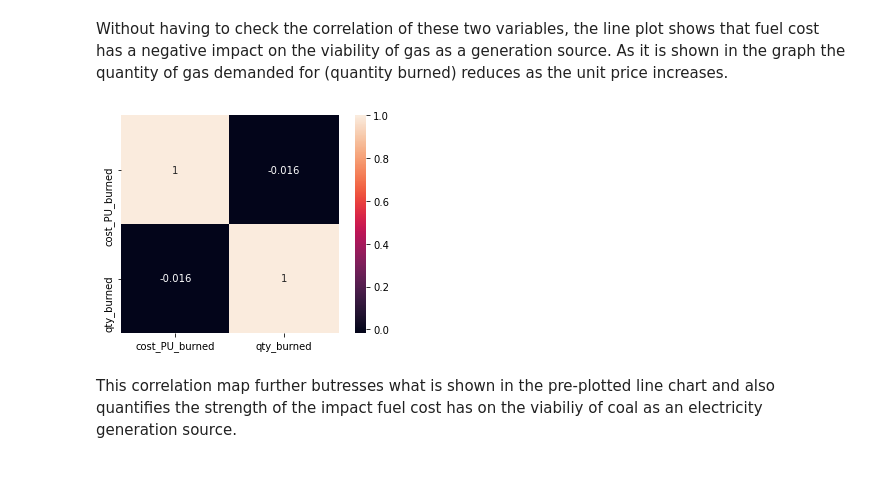
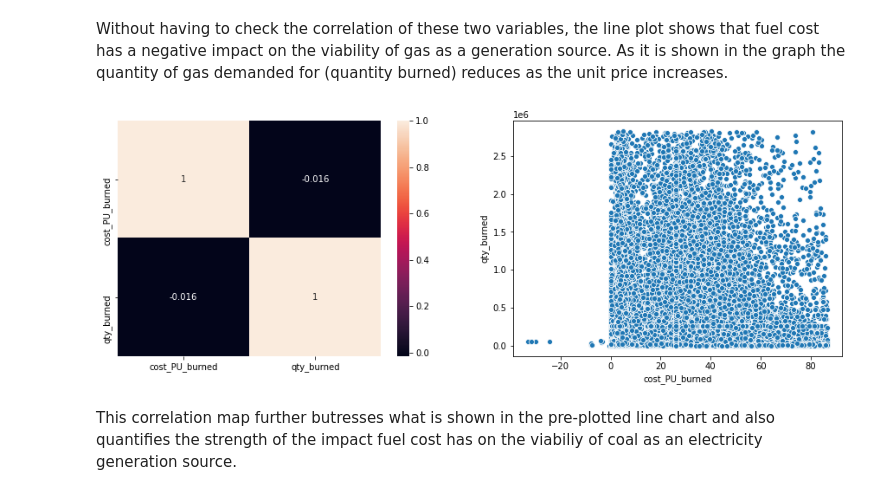
Before and after one commit to omotayo-alade/ham20-internship, a Jupyter notebook: stage1/explore.ipynb, the cells around one changed output. Saved outputs shown, nothing was run; the diff lists cells and outputs as text; code cells hidden in the pictures.

```diff
--- a/stage1/explore.ipynb
+++ b/stage1/explore.ipynb
@@ -129,0 +153,15 @@ df.head(2)
+# %%
+from difflib import SequenceMatcher
+def similar(a, b):
+    return SequenceMatcher(None, a, b).ratio()
+# %%
+unique_names = list(df['plant_name'].unique()) # pass unique plant names into a list
+# %%
+similars1 = [] # for each loop, the first plant name similar to the one that follows it will be appended here
+similars2 = [] # for the same loop, the plant name similar to the first will be appended here
+hold = df['plant_name'].unique()[-1] # the breaking point which is the last in the list of unique plant names
+for i in unique_names:
+    if i != hold: # the condition to break out of the loop
+        if similar(i, unique_names[unique_names.index(i) + 1]) > 0.7: # the second argument in the function is the name that follows the first name
+            similars1.append(i)
+            similars2.append(unique_names[unique_names.index(i) + 1])
@@ -129,0 +170,3 @@ df.head(2)
+# %%
+for i, j in zip(similars1, similars2):
+    df['plant_name'] = np.where(((df['plant_name'] == i) | (df['plant_name'] == j)), i, df['plant_name']) # this is a typical if statement
@@ -359,11 +414,12 @@ plot_impact('gas')
 # %% [markdown]
 Without having to check the correlation of these two variables, the line plot shows that fuel cost has a negative impact on the viability of gas as a generation source. As it is shown in the graph the quantity of gas demanded for (quantity burned) reduces as the unit price increases.
 # %%
-fig, ax = plt.subplots()
-ax = sns.heatmap(df[['cost_PU_burned', 'qty_burned']].corr(), annot=True, square=True)
+fig, (ax1,ax2) = plt.subplots(figsize=(15,5), nrows=1, ncols=2)
+sns.heatmap(df[['cost_PU_burned', 'qty_burned']].corr(), annot=True, ax=ax1)
+sns.scatterplot(x='cost_PU_burned', y='qty_burned', data=df, ax=ax2)
 plt.show()
 # %% [output]
-[figure, old version]
+[figure, new version]
 # %% [markdown]
 This correlation map further butresses what is shown in the pre-plotted line chart and also quantifies the strength of the impact fuel cost has on the viabiliy of coal as an electricity generation source.
 # %% [markdown]
```
Also changed, not shown: parts of 14 cells of this notebook.
